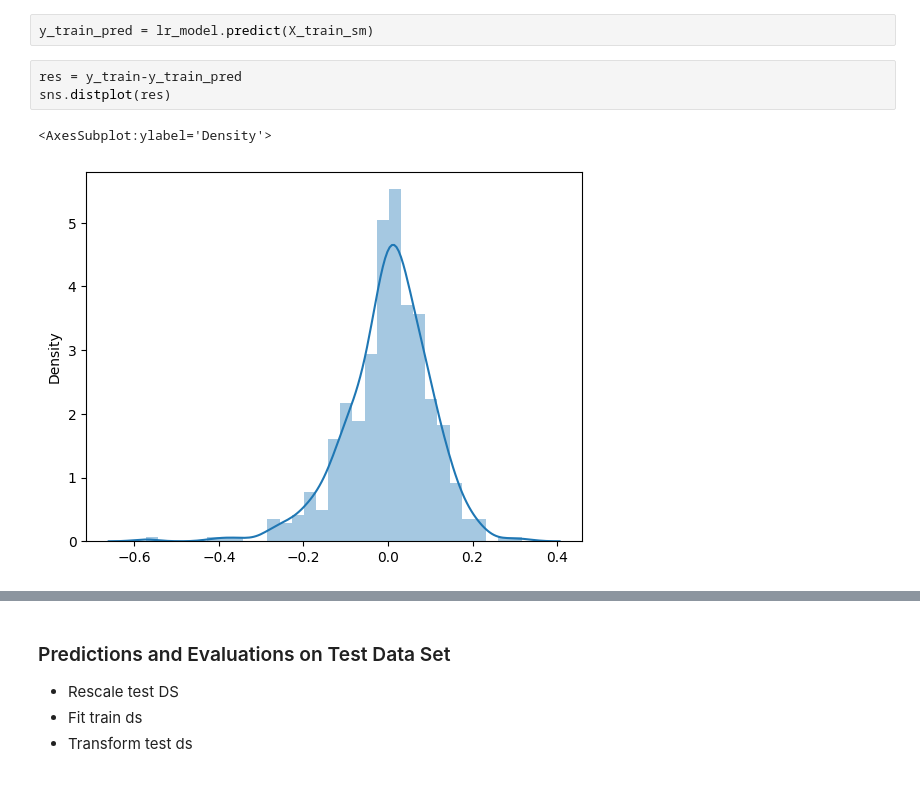
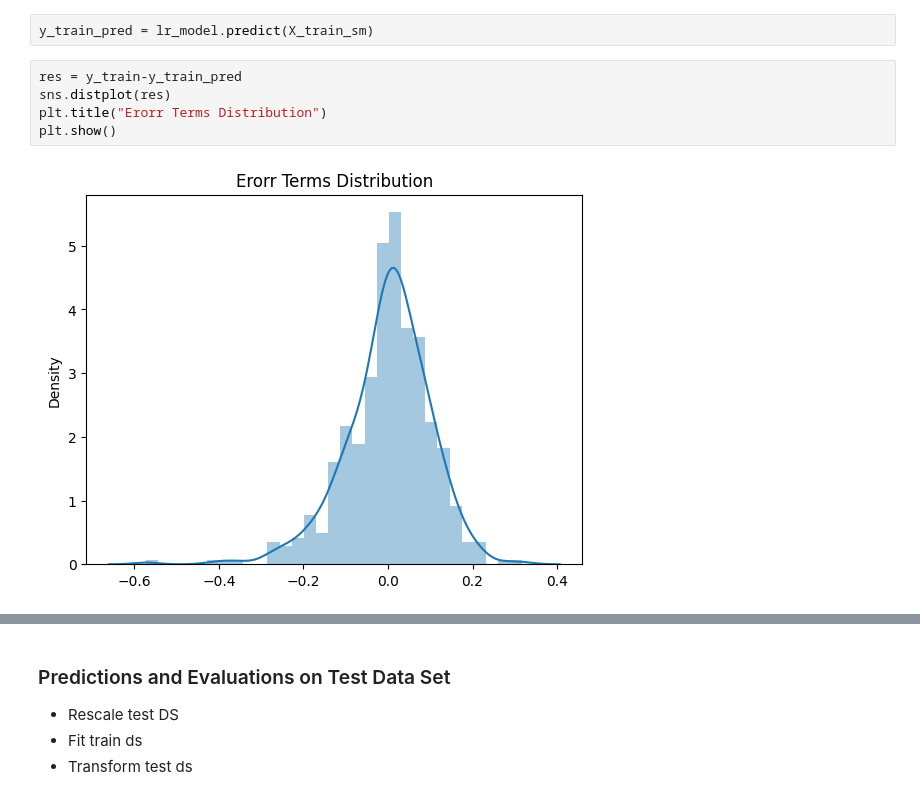
Before and after one commit to prajwelbk/bike_rental, a Jupyter notebook: bike_sharing.ipynb, the cells around one changed output, grey strips where cells are left out. Cells and saved outputs as stored; diff of their text form.

```diff
--- a/bike_sharing.ipynb
+++ b/bike_sharing.ipynb
@@ -1749,6 +1747,7 @@ y_train_pred = lr_model.predict(X_train_sm)
 # %%
 res = y_train-y_train_pred
 sns.distplot(res)
+plt.title("Erorr Terms Distribution")
+plt.show()
 # %% [output]
-<AxesSubplot:ylabel='Density'>
-[figure, old version]
+[figure, new version]
```
Also changed, not shown: parts of 8 cells of this notebook, 1 other file.
